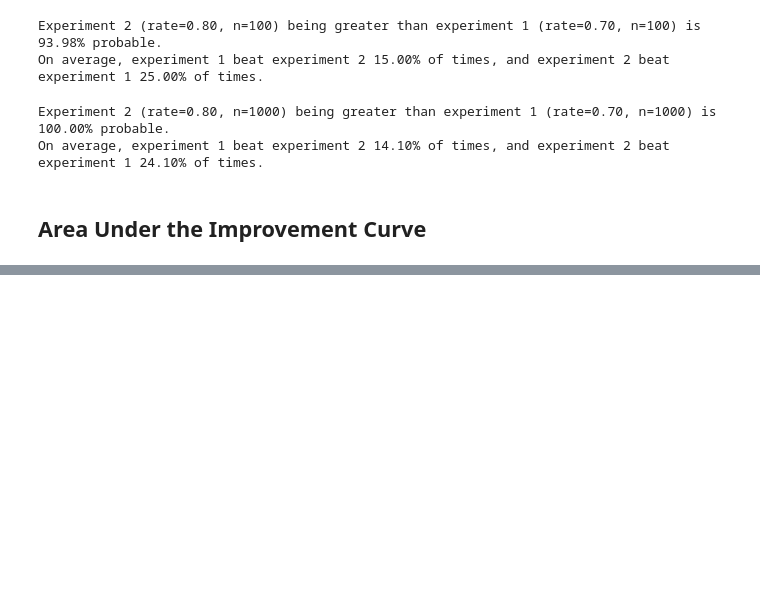
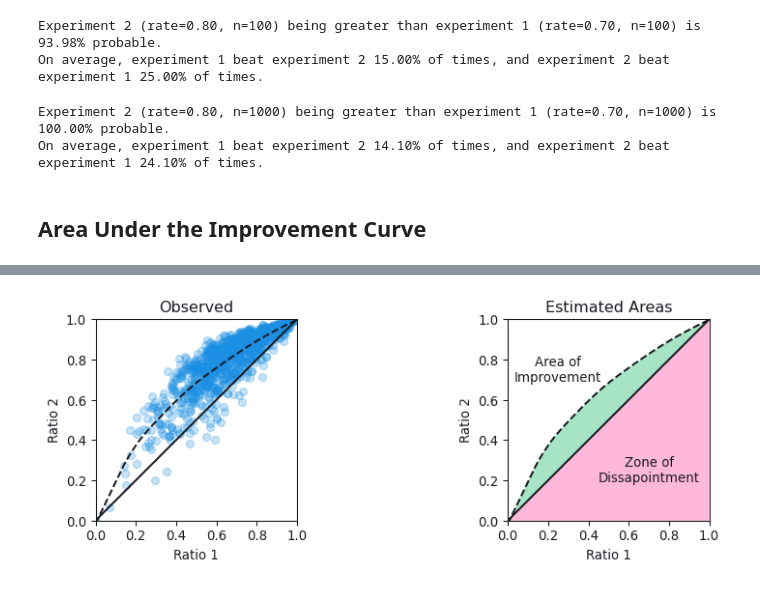
Before and after one commit to ioverho/ioverho.github.io, a Jupyter notebook: content/blog/Comparing Ratios/comparing_rates.ipynb, the cells around one changed output, grey strips where cells are left out. Cells and saved outputs as stored; diff of their text form; code cells hidden in the pictures; blank space fills up the shorter version.

```diff
--- a/content/blog/Comparing Ratios/comparing_rates.ipynb
+++ b/content/blog/Comparing Ratios/comparing_rates.ipynb
@@ -633,0 +645,15 @@ no_improvement_area
+# %%
+samples_1_ext = np.concatenate([[0], samples_1, [1]])
+samples_2_ext = np.concatenate([[0], samples_2, [1]])
+
+sort_idx = np.argsort(samples_1_ext)
+
+sorted_samples_1 = samples_1_ext[sort_idx]
+
+predictions, _ = statsmodels.nonparametric.kernel_regression.KernelReg(
+    endog=samples_2_ext,
+    exog=samples_1_ext,
+    var_type="c",
+).fit(sorted_samples_1)
+
+sorted_samples_2 = samples_2_ext[sort_idx]
@@ -633,0 +662,82 @@ no_improvement_area
+# %%
+fig, axes = plt.subplots(1, 2, figsize=(900 / 96, 300 / 96), dpi=96)
+
+axes[0].plot(sorted_samples_1, sorted_samples_1, c=color_text)
+
+axes[0].scatter(sorted_samples_1, sorted_samples_2, c=color_primary, alpha=0.25)
+
+axes[0].plot(sorted_samples_1, predictions, c=color_text, ls="--")
+
+axes[0].set_xlim(0, 1)
+axes[0].set_ylim(0, 1)
+
+axes[0].set_xlabel("Ratio 1")
+axes[0].set_ylabel("Ratio 2")
+
+axes[0].set_aspect("equal")
+
+axes[0].set_title(
+    "Observed",
+    color=color_text,
+)
+
+color_axis(axes[0], color=color_text)
+
+axes[1].fill_between(
+    sorted_samples_1,
+    sorted_samples_1,
+    facecolor=color_2,
+    alpha=0.50,
+)
+
+axes[1].fill_between(
+    sorted_samples_1,
+    predictions,
+    sorted_samples_1,
+    facecolor=color_3,
+    alpha=0.50,
+)
+
+axes[1].plot(sorted_samples_1, sorted_samples_1, c=color_text)
+
+axes[1].plot(sorted_samples_1, predictions, c=color_text, ls="--")
+
+axes[1].set_xlim(0, 1)
+axes[1].set_ylim(0, 1)
+
+axes[1].set_aspect("equal")
+
+axes[1].set_xlim(0, 1)
+axes[1].set_ylim(0, 1)
+
+axes[1].set_xlabel("Ratio 1")
+axes[1].set_ylabel("Ratio 2")
+
+axes[1].text(
+    x=0.70,
+    y=0.25,
+    s="Zone of\nDissapointment",
+    horizontalalignment="center",
+    verticalalignment="center",
+    color=color_text,
+)
+
+axes[1].text(
+    x=0.25,
+    y=0.75,
+    s="Area of\nImprovement",
+    horizontalalignment="center",
+    verticalalignment="center",
+    color=color_text,
+)
+
+axes[1].set_title(
+    "Estimated Areas",
+    color=color_text,
+)
+
+color_axis(axes[1], color=color_text)
+
+fig.tight_layout()
+# %% [output]
+[figure, added]
```
Also changed, not shown: parts of 28 cells of this notebook, 17 other files.
